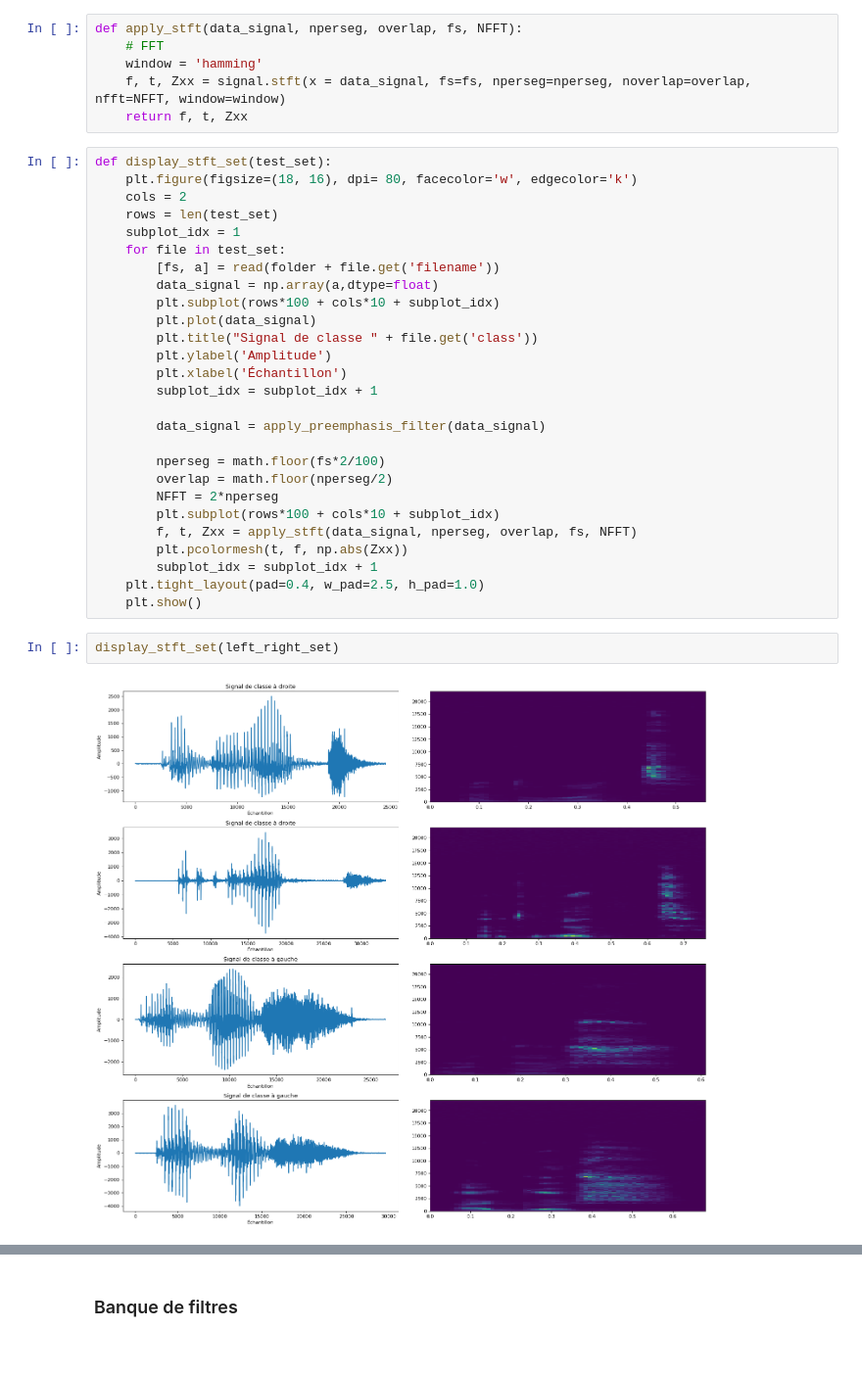
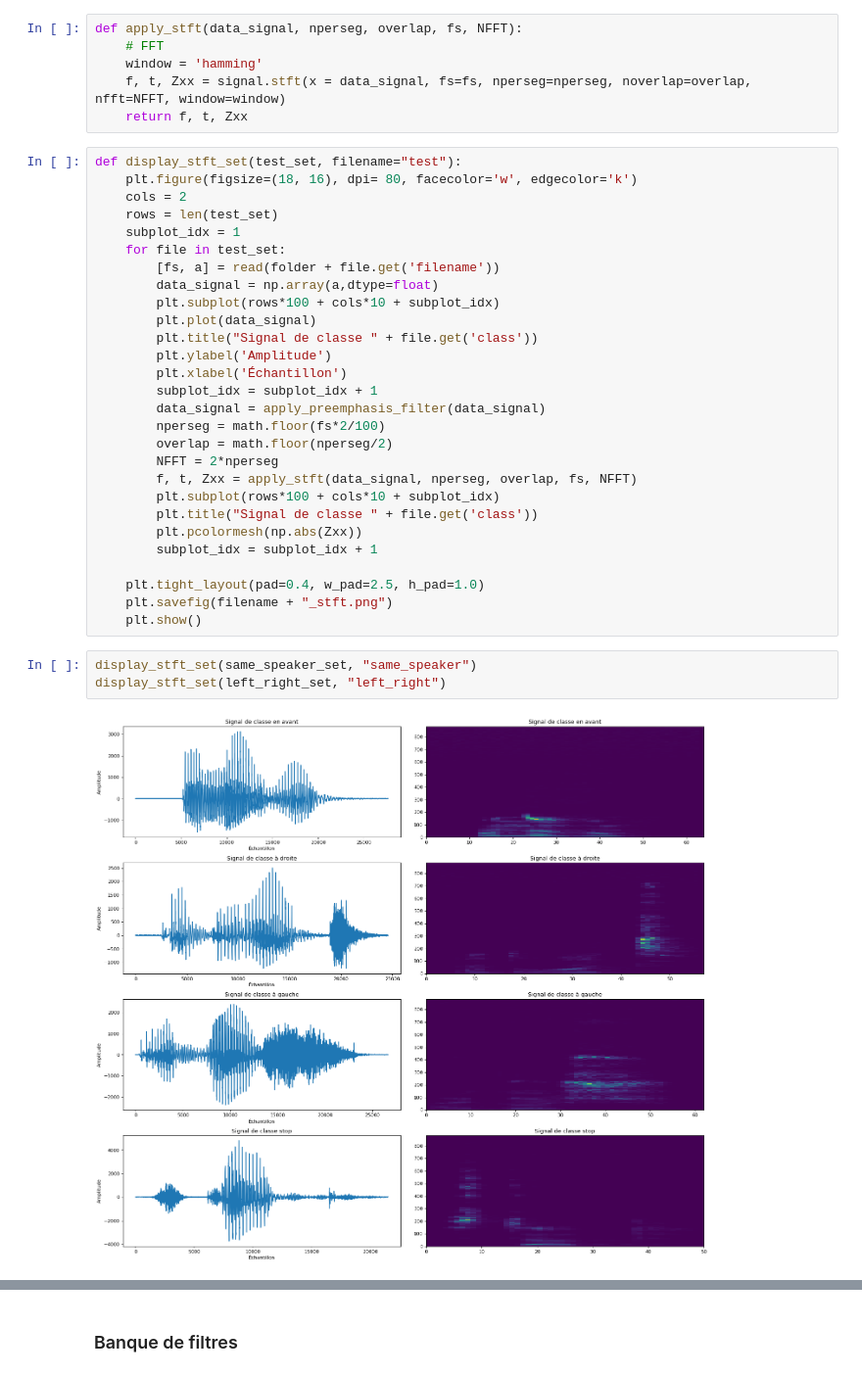
Before and after one commit to simonghrt/sir-speech-robot, a Jupyter notebook: simulation.ipynb, the cells around one changed output, grey strips where cells are left out. Shown at 98% size. Drawn from its saved outputs; the diff is of its cells as text.

Commit message:
Update simulation and add graphs

```diff
--- a/simulation.ipynb
+++ b/simulation.ipynb
@@ -114,7 +115,7 @@ def apply_stft(data_signal, nperseg, overlap, fs, NFFT):
     f, t, Zxx = signal.stft(x = data_signal, fs=fs, nperseg=nperseg, noverlap=overlap, nfft=NFFT, window=window)
     return f, t, Zxx
 # %%
-def display_stft_set(test_set):
+def display_stft_set(test_set, filename="test"):
     plt.figure(figsize=(18, 16), dpi= 80, facecolor='w', edgecolor='k')
     cols = 2
     rows = len(test_set)
@@ -128,19 +129,21 @@ def display_stft_set(test_set):
         plt.ylabel('Amplitude')
         plt.xlabel('Échantillon')
         subplot_idx = subplot_idx + 1
-
         data_signal = apply_preemphasis_filter(data_signal)
-
         nperseg = math.floor(fs*2/100)
         overlap = math.floor(nperseg/2)
         NFFT = 2*nperseg
+        f, t, Zxx = apply_stft(data_signal, nperseg, overlap, fs, NFFT)
         plt.subplot(rows*100 + cols*10 + subplot_idx)
-        f, t, Zxx = apply_stft(data_signal, nperseg, overlap, fs, NFFT)
-        plt.pcolormesh(t, f, np.abs(Zxx))
+        plt.title("Signal de classe " + file.get('class'))
+        plt.pcolormesh(np.abs(Zxx))
         subplot_idx = subplot_idx + 1
+
     plt.tight_layout(pad=0.4, w_pad=2.5, h_pad=1.0)
+    plt.savefig(filename + "_stft.png")
     plt.show()
 # %%
-display_stft_set(left_right_set)
+display_stft_set(same_speaker_set, "same_speaker")
+display_stft_set(left_right_set, "left_right")
 # %% [output]
-[figure, old version]
+[figure, new version]
```
Also changed, not shown: parts of 13 cells of this notebook, 8 other files.
